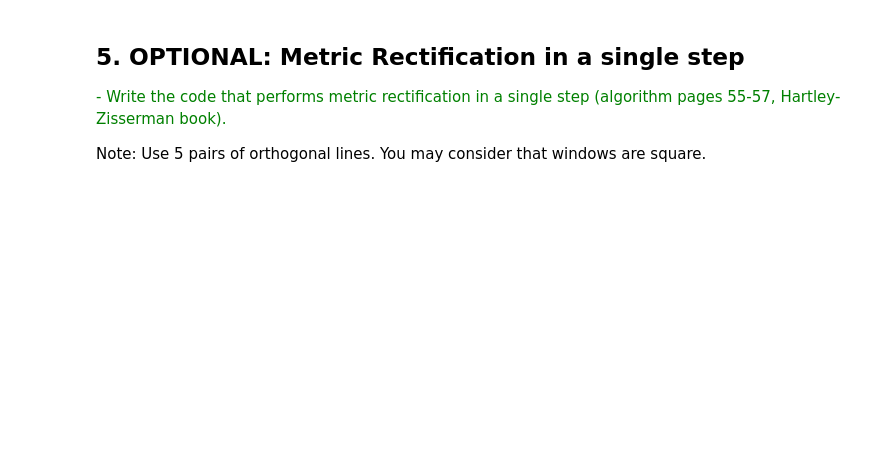
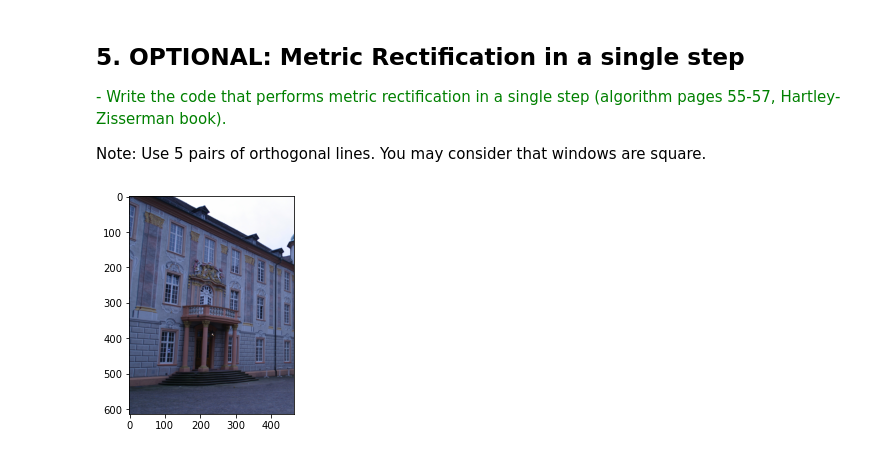
Before and after one commit to brugues/MCV-M4, a Jupyter notebook: lab1/lab1.ipynb, the cells around one changed output. Cells and saved outputs as stored; diff of their text form; code cells hidden in the pictures; blank space fills up the shorter version.

```diff
--- a/lab1/lab1.ipynb
+++ b/lab1/lab1.ipynb
@@ -559,3 +559,10 @@ LinAlgError: Matrix is not positive definite
 <span style='color:Green'> - Write the code that performs metric rectification in a single step (algorithm pages 55-57, Hartley-Zisserman book). </span>
 
 Note: Use 5 pairs of orthogonal lines. You may consider that windows are square.
+# %%
+img_path = "./Data/0001_s.png"
+I_to_crop = Image.open(img_path)
+I = array_to_image(np.array(I_to_crop)[:,0:465,:])
+plot_img(I)
+# %% [output]
+[figure, added]
```
Also changed, not shown: parts of 8 cells of this notebook.
